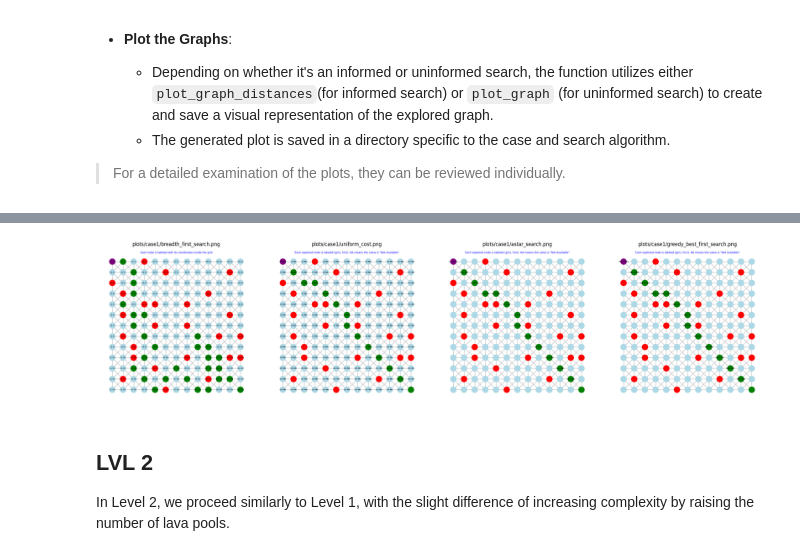
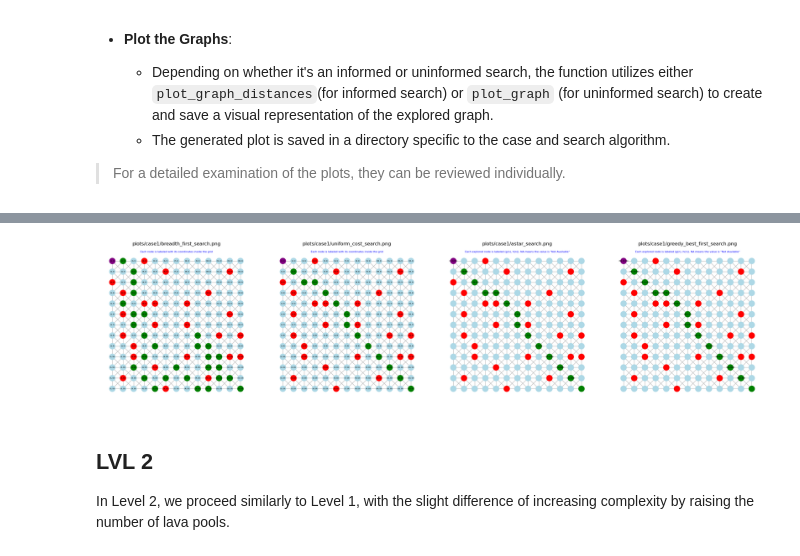
Before and after one commit to VeronicaPistolesi/lavAstar, a Jupyter notebook: report.ipynb, the cells around one changed output, grey strips where cells are left out. Drawn from its saved outputs; the diff is of its cells as text; code cells hidden in the pictures.

```diff
--- a/report.ipynb
+++ b/report.ipynb
@@ -191,13 +191,13 @@ df_lvl1
 # %%
 %matplotlib inline
 plot_paths_level1 = ['plots/case1/breadth_first_search.png',
-                    'plots/case1/uniform_cost.png',
+                    'plots/case1/uniform_cost_search.png',
                     'plots/case1/astar_search.png',
                     'plots/case1/greedy_best_first_search.png']
 
 display_saved_plots(plot_paths_level1)
 # %% [output]
-[figure, old version]
+[figure, new version]
 # %% [markdown]
 ## LVL 2
 In Level 2, we proceed similarly to Level 1, with the slight difference of increasing complexity by raising the number of lava pools.
```
Also changed, not shown: parts of 8 cells of this notebook, 18 other files.
